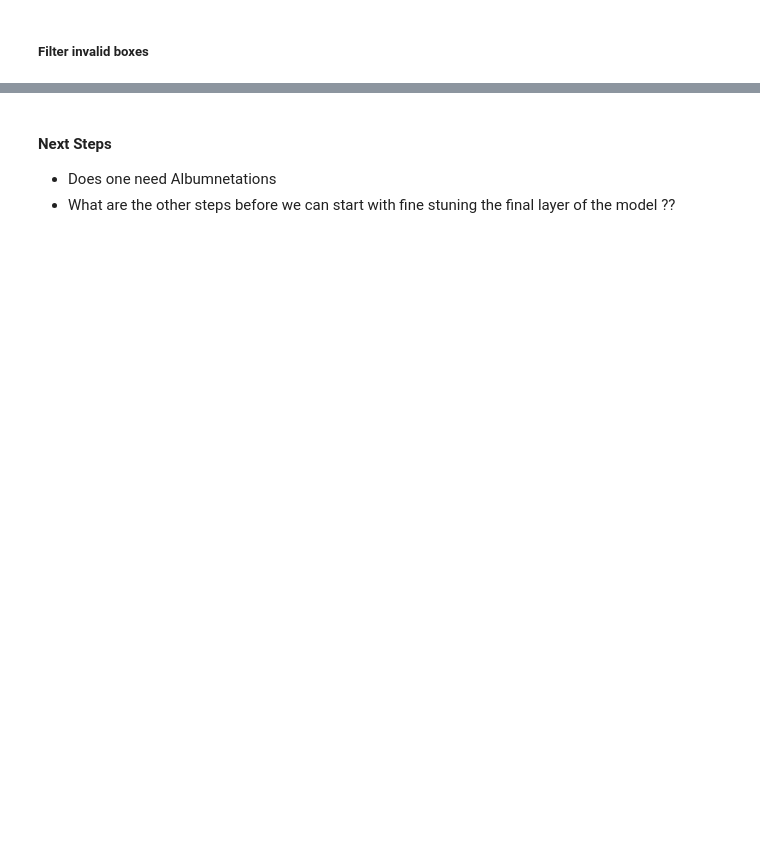
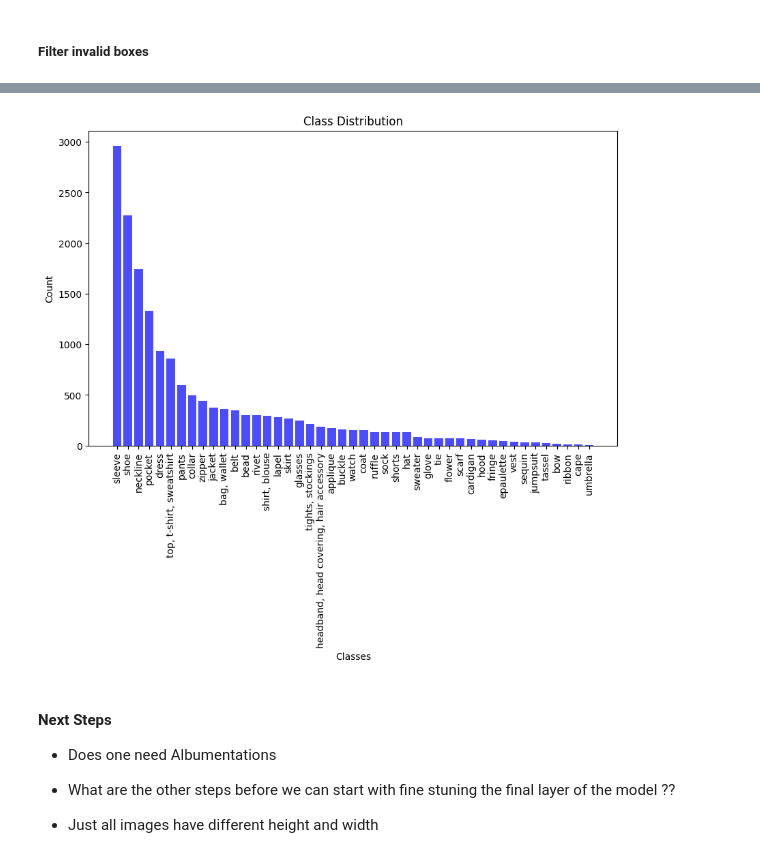
Before and after one commit to DivyaSwamy/transformers_tutorials, a Jupyter notebook: FineTuning_ObjectDetction.ipynb, the cells around one changed output, grey strips where cells are left out. Drawn from its saved outputs; the diff is of its cells as text; code cells hidden in the pictures; blank space fills up the shorter version.

```diff
--- a/FineTuning_ObjectDetction.ipynb
+++ b/FineTuning_ObjectDetction.ipynb
@@ -183,5 +200,51 @@ test_dataset = test_dataset.map(filter_invalid_bboxes)
+# %%
+def class_counts(dataset, id2label):
+  '''
+  Function calculated the distrubution of classes in the dataset.
+  '''
+  category_class = {}
+
+  for elem in dataset:
+    for category in elem['objects']['category']:
+      if id2label[category] not in category_class:
+        category_class[id2label[category]] = 1
+      else:
+        category_class[id2label[category]] += 1
+
+  return category_class
+
+
+def plot_class_distribution(category_class):
+  '''
+  Function plots the distribution of classes in the dataset.
+  It takes in the count dictionary, sorts and plots the class count
+  '''
+  assert(isinstance(category_class,dict)), "Input should be a dictionary"
+
+  category_class = sorted(category_class.items(),
+                          key = lambda item:item[1], reverse = True)
+  category_class = dict(category_class)
+
+  classes = list(category_class.keys())
+  counts = list(category_class.values())
+
+  plt.figure(figsize=(10, 6)) #facecolor='lightblue'
+  plt.bar(classes, counts, color = 'b', alpha = 0.7)
+  plt.xlabel('Classes')
+  plt.ylabel('Count')
+  plt.title('Class Distribution')
+  plt.xticks(rotation=90)
+
+  return
+# %%
+category_examples = class_counts(train_dataset, id2label)
+plot_class_distribution(category_examples)
+# %% [output]
+[figure, added]
 # %% [markdown]
 #### Next Steps
 
-* Does one need Albumnetations
+* Does one need Albumentations
 * What are the other steps before we can start with fine stuning the final layer of the model ??
+
+* Just all images have different height and width
```
Also changed, not shown: parts of 16 cells of this notebook.
